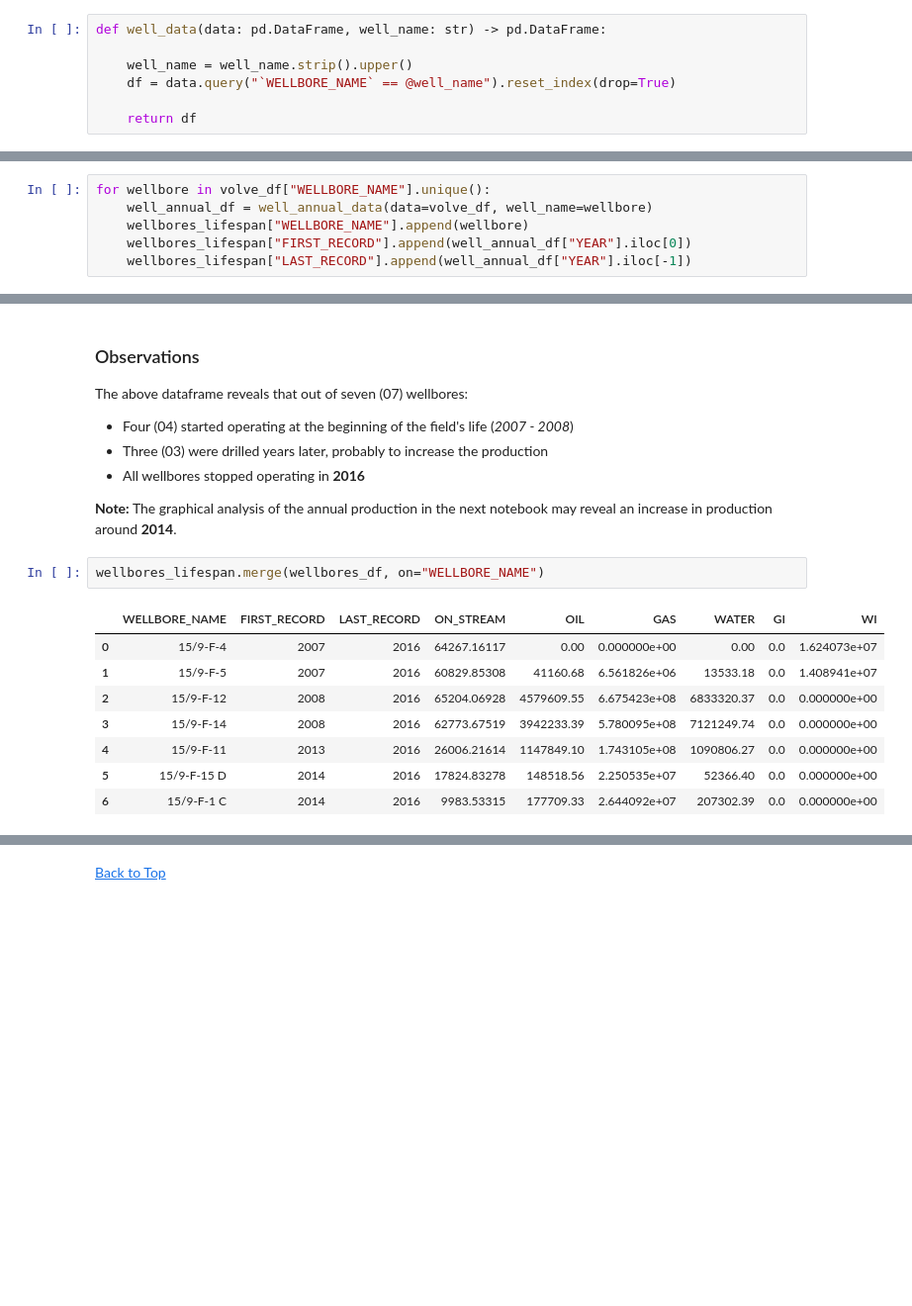
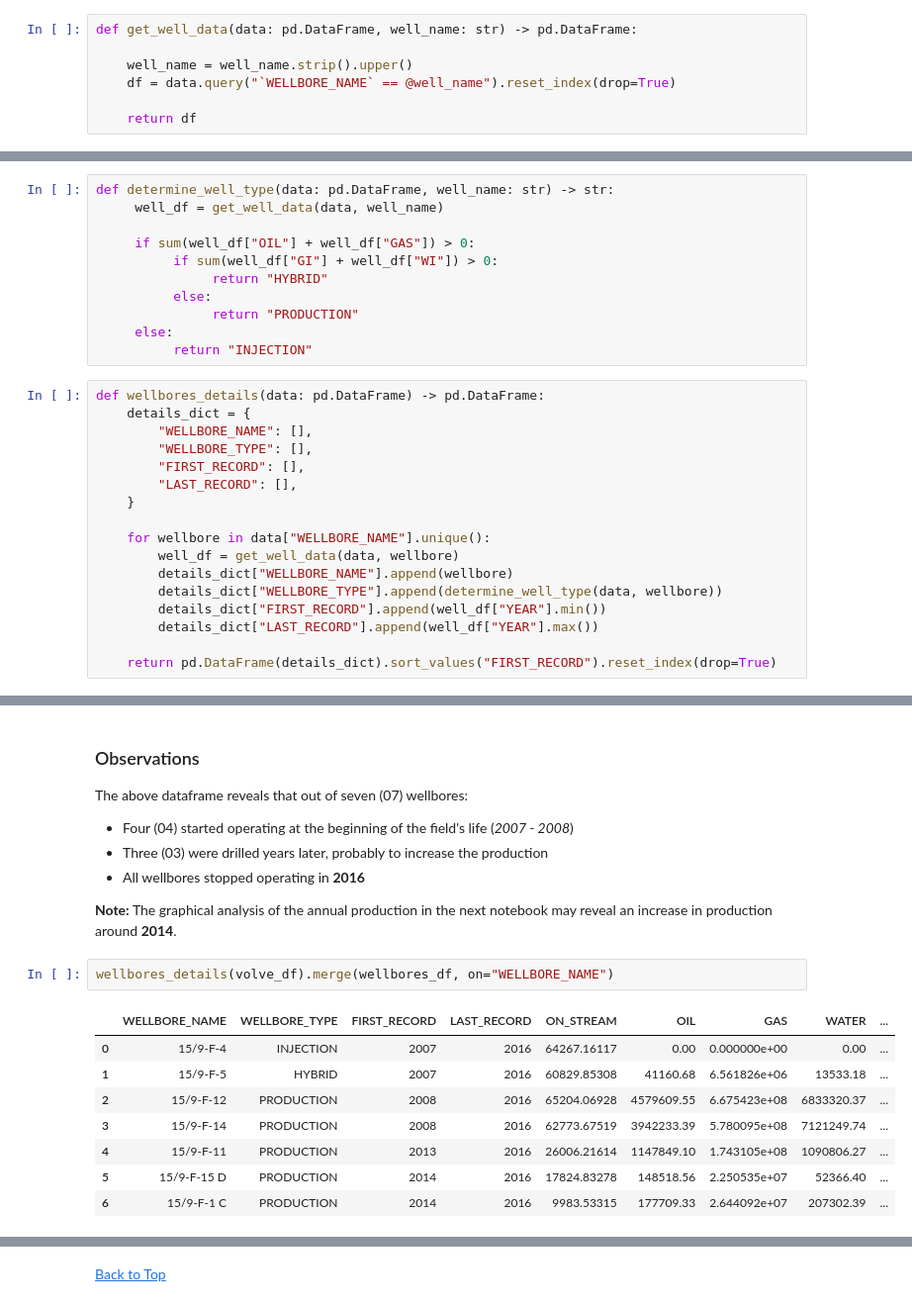
Before and after one commit to Lamy237/Volve-field, a Jupyter notebook: Production/EDA/EDA on Monthly Data/notebook2.ipynb, the cells around one changed output, grey strips where cells are left out. Shown at 99% size. Drawn from its saved outputs; the diff is of its cells as text; blank space fills up the shorter version.

```diff
--- a/Production/EDA/EDA on Monthly Data/notebook2.ipynb
+++ b/Production/EDA/EDA on Monthly Data/notebook2.ipynb
@@ -416,5 +414,5 @@ It is thus necessary to create individual subsets for each of the wellbores.
 # %%
-def well_data(data: pd.DataFrame, well_name: str) -> pd.DataFrame:
+def get_well_data(data: pd.DataFrame, well_name: str) -> pd.DataFrame:
 
     well_name = well_name.strip().upper()
     df = data.query("`WELLBORE_NAME` == @well_name").reset_index(drop=True)
@@ -525,6 +514,0 @@ wellbores_lifespan = {
-# %%
-for wellbore in volve_df["WELLBORE_NAME"].unique():
-    well_annual_df = well_annual_data(data=volve_df, well_name=wellbore)
-    wellbores_lifespan["WELLBORE_NAME"].append(wellbore)
-    wellbores_lifespan["FIRST_RECORD"].append(well_annual_df["YEAR"].iloc[0])
-    wellbores_lifespan["LAST_RECORD"].append(well_annual_df["YEAR"].iloc[-1])
@@ -543,0 +515,28 @@ wellbores_lifespan
+# %%
+def determine_well_type(data: pd.DataFrame, well_name: str) -> str:
+     well_df = get_well_data(data, well_name)
+
+     if sum(well_df["OIL"] + well_df["GAS"]) > 0:
+          if sum(well_df["GI"] + well_df["WI"]) > 0:
+               return "HYBRID"
+          else:
+               return "PRODUCTION"
+     else:
+          return "INJECTION"
+# %%
+def wellbores_details(data: pd.DataFrame) -> pd.DataFrame:
+    details_dict = {
+        "WELLBORE_NAME": [],
+        "WELLBORE_TYPE": [],
+        "FIRST_RECORD": [],
+        "LAST_RECORD": [],
+    }
+
+    for wellbore in data["WELLBORE_NAME"].unique():
+        well_df = get_well_data(data, wellbore)
+        details_dict["WELLBORE_NAME"].append(wellbore)
+        details_dict["WELLBORE_TYPE"].append(determine_well_type(data, wellbore))
+        details_dict["FIRST_RECORD"].append(well_df["YEAR"].min())
+        details_dict["LAST_RECORD"].append(well_df["YEAR"].max())
+
+    return pd.DataFrame(details_dict).sort_values("FIRST_RECORD").reset_index(drop=True)
@@ -551,16 +561,16 @@ The above dataframe reveals that out of seven (07) wellbores:
 
 **Note:** The graphical analysis of the annual production in the next notebook may reveal an increase in production around **2014**.
 # %%
-wellbores_lifespan.merge(wellbores_df, on="WELLBORE_NAME")
+wellbores_details(volve_df).merge(wellbores_df, on="WELLBORE_NAME")
 # %% [output]
-|  | WELLBORE_NAME | FIRST_RECORD | LAST_RECORD | ON_STREAM | OIL | GAS | WATER | GI | WI |
-| 0 | 15/9-F-4 | 2007 | 2016 | 64267.16117 | 0.00 | 0.000000e+00 | 0.00 | 0.0 | 1.624073e+07 |
-| 1 | 15/9-F-5 | 2007 | 2016 | 60829.85308 | 41160.68 | 6.561826e+06 | 13533.18 | 0.0 | 1.408941e+07 |
-| 2 | 15/9-F-12 | 2008 | 2016 | 65204.06928 | 4579609.55 | 6.675423e+08 | 6833320.37 | 0.0 | 0.000000e+00 |
-| 3 | 15/9-F-14 | 2008 | 2016 | 62773.67519 | 3942233.39 | 5.780095e+08 | 7121249.74 | 0.0 | 0.000000e+00 |
-| 4 | 15/9-F-11 | 2013 | 2016 | 26006.21614 | 1147849.10 | 1.743105e+08 | 1090806.27 | 0.0 | 0.000000e+00 |
-| 5 | 15/9-F-15 D | 2014 | 2016 | 17824.83278 | 148518.56 | 2.250535e+07 | 52366.40 | 0.0 | 0.000000e+00 |
-| 6 | 15/9-F-1 C | 2014 | 2016 | 9983.53315 | 177709.33 | 2.644092e+07 | 207302.39 | 0.0 | 0.000000e+00 |
+|  | WELLBORE_NAME | WELLBORE_TYPE | FIRST_RECORD | LAST_RECORD | ON_STREAM | OIL | GAS | WATER | ... |
+| 0 | 15/9-F-4 | INJECTION | 2007 | 2016 | 64267.16117 | 0.00 | 0.000000e+00 | 0.00 | ... |
+| 1 | 15/9-F-5 | HYBRID | 2007 | 2016 | 60829.85308 | 41160.68 | 6.561826e+06 | 13533.18 | ... |
+| 2 | 15/9-F-12 | PRODUCTION | 2008 | 2016 | 65204.06928 | 4579609.55 | 6.675423e+08 | 6833320.37 | ... |
+| 3 | 15/9-F-14 | PRODUCTION | 2008 | 2016 | 62773.67519 | 3942233.39 | 5.780095e+08 | 7121249.74 | ... |
+| 4 | 15/9-F-11 | PRODUCTION | 2013 | 2016 | 26006.21614 | 1147849.10 | 1.743105e+08 | 1090806.27 | ... |
+| 5 | 15/9-F-15 D | PRODUCTION | 2014 | 2016 | 17824.83278 | 148518.56 | 2.250535e+07 | 52366.40 | ... |
+| 6 | 15/9-F-1 C | PRODUCTION | 2014 | 2016 | 9983.53315 | 177709.33 | 2.644092e+07 | 207302.39 | ... |
 # %% [markdown]
 ### Question
 
```
Also changed, not shown: parts of 34 cells of this notebook, 3 other files.
